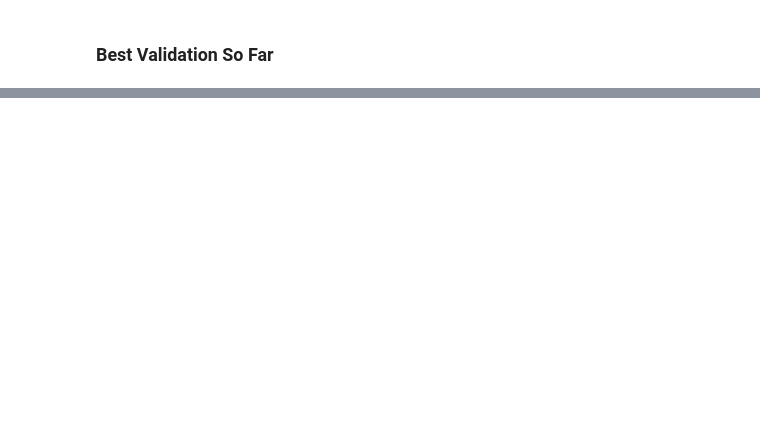
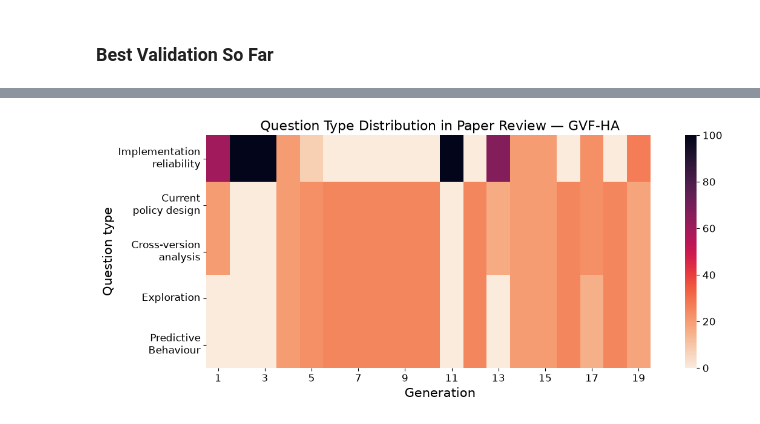
Before and after one commit to mikemikezhu/HyperAgentsInfra, a Jupyter notebook: notebooks/gvf_hyperagents_experiment_results.ipynb, the cells around one changed output, grey strips where cells are left out. Cells and saved outputs as stored; diff of their text form; code cells hidden in the pictures; blank space fills up the shorter version.

```diff
--- a/notebooks/gvf_hyperagents_experiment_results.ipynb
+++ b/notebooks/gvf_hyperagents_experiment_results.ipynb
@@ -617,0 +763,9 @@ plt.show()
+# %%
+heatmap_fig, heatmap_ax = plot_question_types(QUESTION_TYPE_A3_CSV_PATH)
+heatmap_ax.set_title("Question Type Distribution in Paper Review — GVF-HA", fontsize=16)
+question_type_figure_path = Path(QUESTION_TYPE_A3_FIGURE_PATH)
+question_type_figure_path.parent.mkdir(parents=True, exist_ok=True)
+heatmap_fig.savefig(question_type_figure_path, dpi=300, bbox_inches="tight")
+plt.show()
+# %% [output]
+[figure, added]
```
Also changed, not shown: parts of 12 cells of this notebook.
